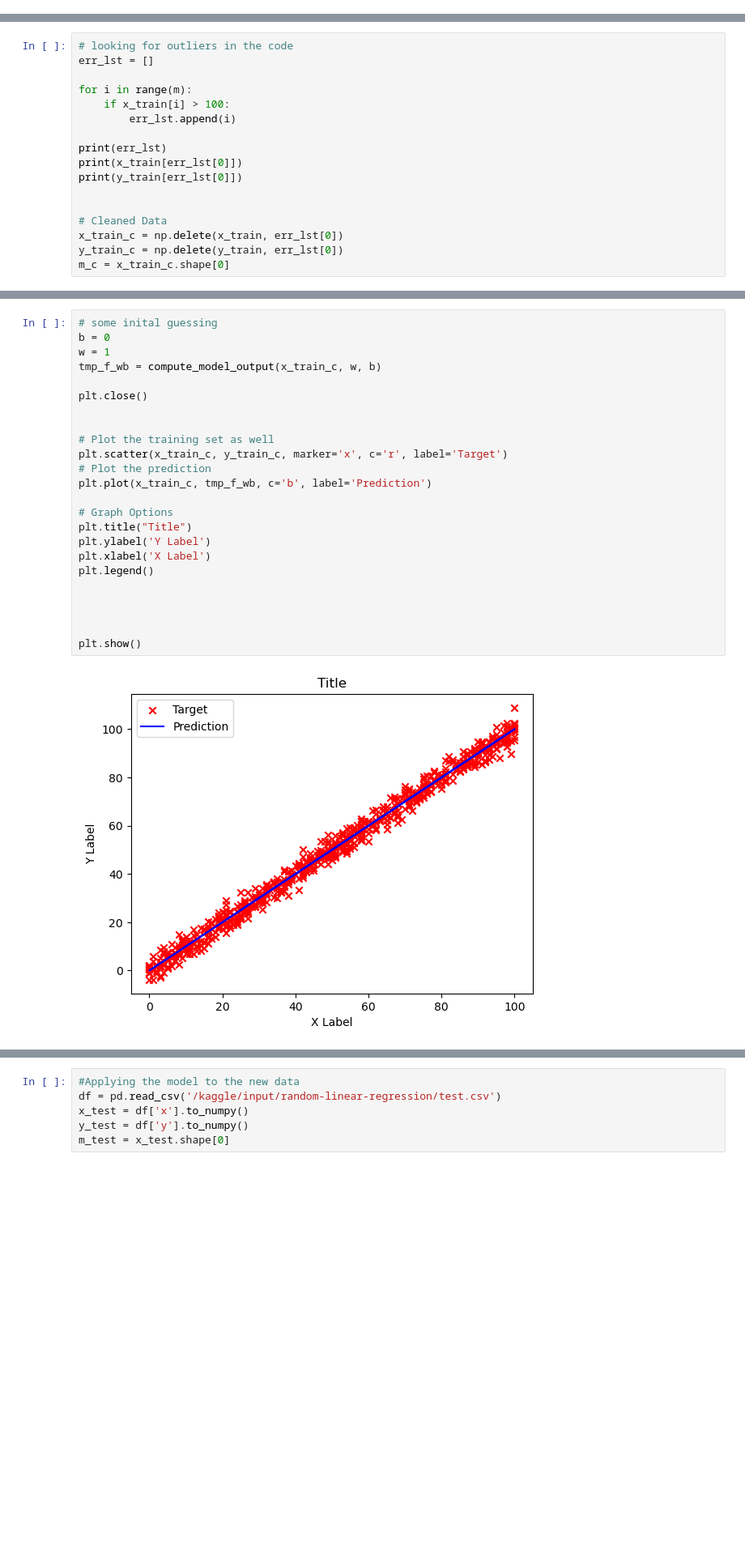
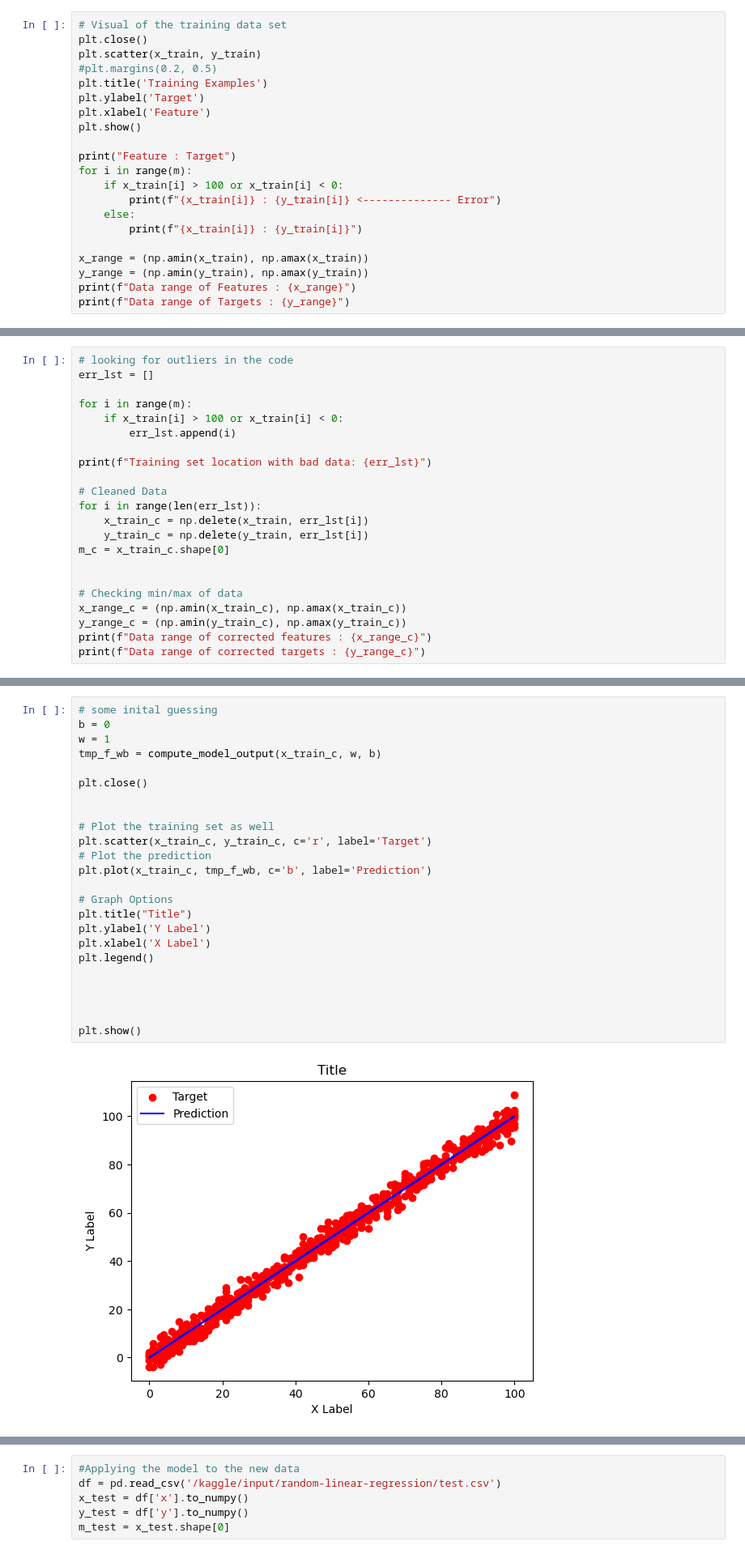
Before and after one commit to WhisperingRock/Kaggle_ML, a Jupyter notebook: univariable-linear-regression.ipynb, the cells around one changed output, grey strips where cells are left out. Shown: that part at 81% size. Saved outputs shown, nothing was run; the diff lists cells and outputs as text; blank space fills up the shorter version.

```diff
--- a/univariable-linear-regression.ipynb
+++ b/univariable-linear-regression.ipynb
@@ -31,0 +37,21 @@ m = x_train.shape[0] # 700 counted
+# %%
+# Visual of the training data set
+plt.close()
+plt.scatter(x_train, y_train)
+#plt.margins(0.2, 0.5)
+plt.title('Training Examples')
+plt.ylabel('Target')
+plt.xlabel('Feature')
+plt.show()
+
+print("Feature : Target")
+for i in range(m):
+    if x_train[i] > 100 or x_train[i] < 0:
+        print(f"{x_train[i]} : {y_train[i]} <-------------- Error")
+    else:
+        print(f"{x_train[i]} : {y_train[i]}")
+
+x_range = (np.amin(x_train), np.amax(x_train))
+y_range = (np.amin(y_train), np.amax(y_train))
+print(f"Data range of Features : {x_range}")
+print(f"Data range of Targets : {y_range}")
@@ -34,16 +83,21 @@ m = x_train.shape[0] # 700 counted
 err_lst = []
 
 for i in range(m):
-    if x_train[i] > 100:
+    if x_train[i] > 100 or x_train[i] < 0:
         err_lst.append(i)
 
-print(err_lst)
-print(x_train[err_lst[0]])
-print(y_train[err_lst[0]])
+print(f"Training set location with bad data: {err_lst}")
+
+# Cleaned Data
+for i in range(len(err_lst)):
+    x_train_c = np.delete(x_train, err_lst[i])
+    y_train_c = np.delete(y_train, err_lst[i])
+m_c = x_train_c.shape[0]
 
 
-# Cleaned Data
-x_train_c = np.delete(x_train, err_lst[0])
-y_train_c = np.delete(y_train, err_lst[0])
-m_c = x_train_c.shape[0]
+# Checking min/max of data
+x_range_c = (np.amin(x_train_c), np.amax(x_train_c))
+y_range_c = (np.amin(y_train_c), np.amax(y_train_c))
+print(f"Data range of corrected features : {x_range_c}")
+print(f"Data range of corrected targets : {y_range_c}")
 # %% [output]
@@ -81,29 +135,29 @@ def compute_model_output(x, w, b):
 # %%
 # some inital guessing
 b = 0
 w = 1
 tmp_f_wb = compute_model_output(x_train_c, w, b)
 
 plt.close()
 
 
 # Plot the training set as well
-plt.scatter(x_train_c, y_train_c, marker='x', c='r', label='Target')
+plt.scatter(x_train_c, y_train_c, c='r', label='Target')
 # Plot the prediction
 plt.plot(x_train_c, tmp_f_wb, c='b', label='Prediction')
 
 # Graph Options
 plt.title("Title")
 plt.ylabel('Y Label')
 plt.xlabel('X Label')
 plt.legend()
 
 
 
 
 plt.show()
 # %% [output]
-[figure, old version]
+[figure, new version]
 # %%
 def compute_cost(x, y, w, b):
     """
```
Also changed, not shown: parts of 13 cells of this notebook.
